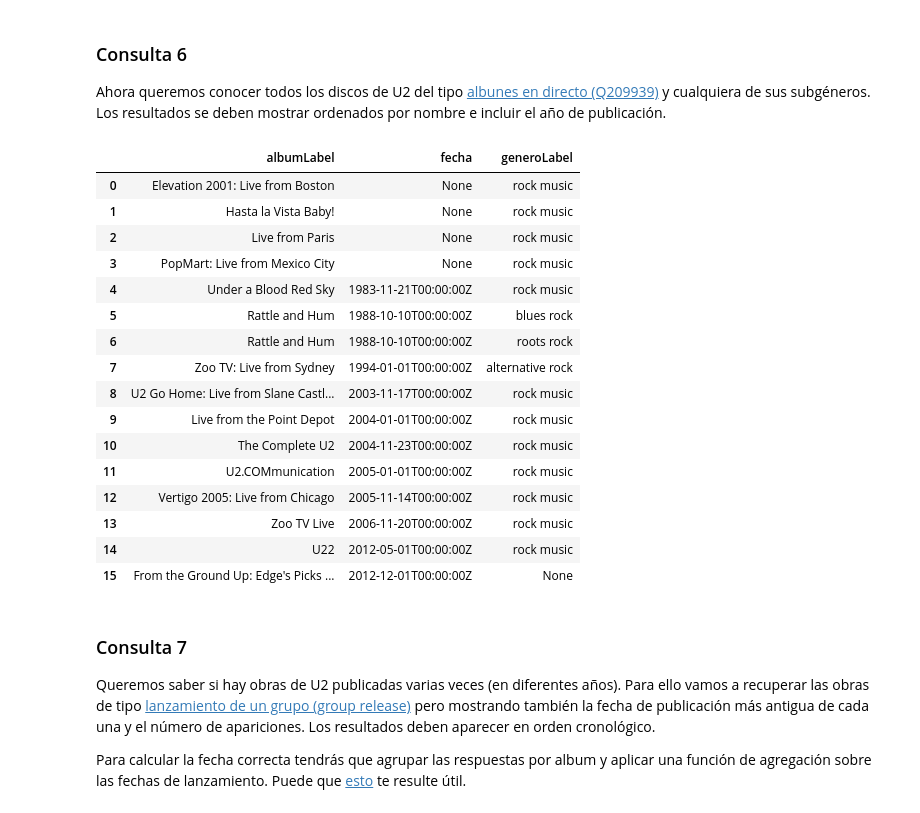
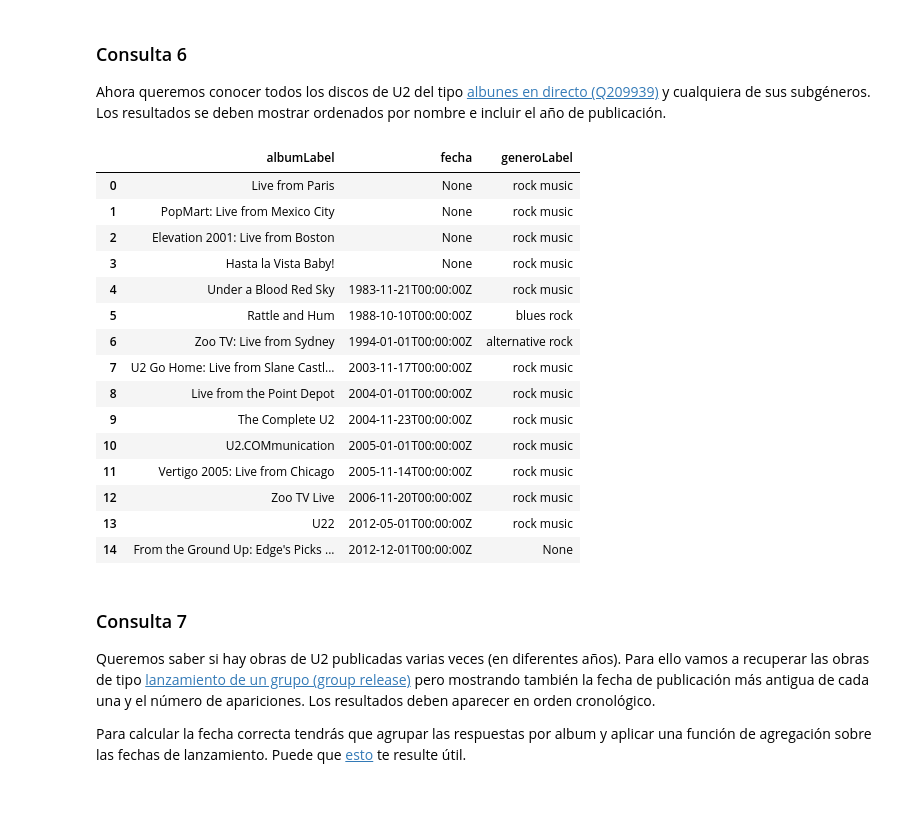
Before and after one commit to ALK222/IA2, a Jupyter notebook: labs/lab1/P1_sparql_enunciado_2023_GII.ipynb, the cells around one changed output. Drawn from its saved outputs; the diff is of its cells as text; code cells hidden in the pictures.

```diff
--- a/labs/lab1/P1_sparql_enunciado_2023_GII.ipynb
+++ b/labs/lab1/P1_sparql_enunciado_2023_GII.ipynb
@@ -197,38 +197,40 @@ ORDER BY ?fecha
 Ahora queremos conocer todos los discos de U2 del tipo [albunes en directo (Q209939)](https://www.wikidata.org/wiki/Q209939) y cualquiera de sus subgéneros. Los resultados se deben mostrar ordenados por nombre e incluir el año de publicación.
 # %%
 %%wdsparql
-SELECT ?albumLabel ?fecha ?generoLabel
+SELECT ?albumLabel ?fecha (SAMPLE(?genLabel) as ?generoLabel)
 WHERE
 {
 #   ?album performer U2
     ?album wdt:P175 wd:Q396;
 #           tipo    Live Album
             wdt:P7937 wd:Q209939.
 #   ?album  publicacion    ?fecha
     OPTIONAL { ?album wdt:P577 ?fecha. }
 #   ?album  genero    ?genero
-    OPTIONAL { ?album wdt:P136 ?genero. }   #TODO: Coger solo uno
-    SERVICE wikibase:label { bd:serviceParam wikibase:language "en". }
-}
+    OPTIONAL { ?album wdt:P136 ?gen. }
+    SERVICE wikibase:label {
+        bd:serviceParam wikibase:language "[AUTO_LANGUAGE],en".
+        ?album rdfs:label ?albumLabel.
+        ?gen rdfs:label ?genLabel.}
+}GROUP BY ?albumLabel ?fecha ?generoLabel
 ORDER BY ?fecha
 # %% [output]
 |  | albumLabel | fecha | generoLabel |
-| 0 | Elevation 2001: Live from Boston | None | rock music |
-| 1 | Hasta la Vista Baby! | None | rock music |
-| 2 | Live from Paris | None | rock music |
-| 3 | PopMart: Live from Mexico City | None | rock music |
+| 0 | Live from Paris | None | rock music |
+| 1 | PopMart: Live from Mexico City | None | rock music |
+| 2 | Elevation 2001: Live from Boston | None | rock music |
+| 3 | Hasta la Vista Baby! | None | rock music |
 | 4 | Under a Blood Red Sky | 1983-11-21T00:00:00Z | rock music |
 | 5 | Rattle and Hum | 1988-10-10T00:00:00Z | blues rock |
-| 6 | Rattle and Hum | 1988-10-10T00:00:00Z | roots rock |
-| 7 | Zoo TV: Live from Sydney | 1994-01-01T00:00:00Z | alternative rock |
-| 8 | U2 Go Home: Live from Slane Castl... | 2003-11-17T00:00:00Z | rock music |
-| 9 | Live from the Point Depot | 2004-01-01T00:00:00Z | rock music |
-| 10 | The Complete U2 | 2004-11-23T00:00:00Z | rock music |
-| 11 | U2.COMmunication | 2005-01-01T00:00:00Z | rock music |
-| 12 | Vertigo 2005: Live from Chicago | 2005-11-14T00:00:00Z | rock music |
-| 13 | Zoo TV Live | 2006-11-20T00:00:00Z | rock music |
-| 14 | U22 | 2012-05-01T00:00:00Z | rock music |
-| 15 | From the Ground Up: Edge's Picks ... | 2012-12-01T00:00:00Z | None |
+| 6 | Zoo TV: Live from Sydney | 1994-01-01T00:00:00Z | alternative rock |
+| 7 | U2 Go Home: Live from Slane Castl... | 2003-11-17T00:00:00Z | rock music |
+| 8 | Live from the Point Depot | 2004-01-01T00:00:00Z | rock music |
+| 9 | The Complete U2 | 2004-11-23T00:00:00Z | rock music |
+| 10 | U2.COMmunication | 2005-01-01T00:00:00Z | rock music |
+| 11 | Vertigo 2005: Live from Chicago | 2005-11-14T00:00:00Z | rock music |
+| 12 | Zoo TV Live | 2006-11-20T00:00:00Z | rock music |
+| 13 | U22 | 2012-05-01T00:00:00Z | rock music |
+| 14 | From the Ground Up: Edge's Picks ... | 2012-12-01T00:00:00Z | None |
 # %% [markdown]
 ### Consulta 7
 
```
Also changed, not shown: parts of 2 cells of this notebook.
